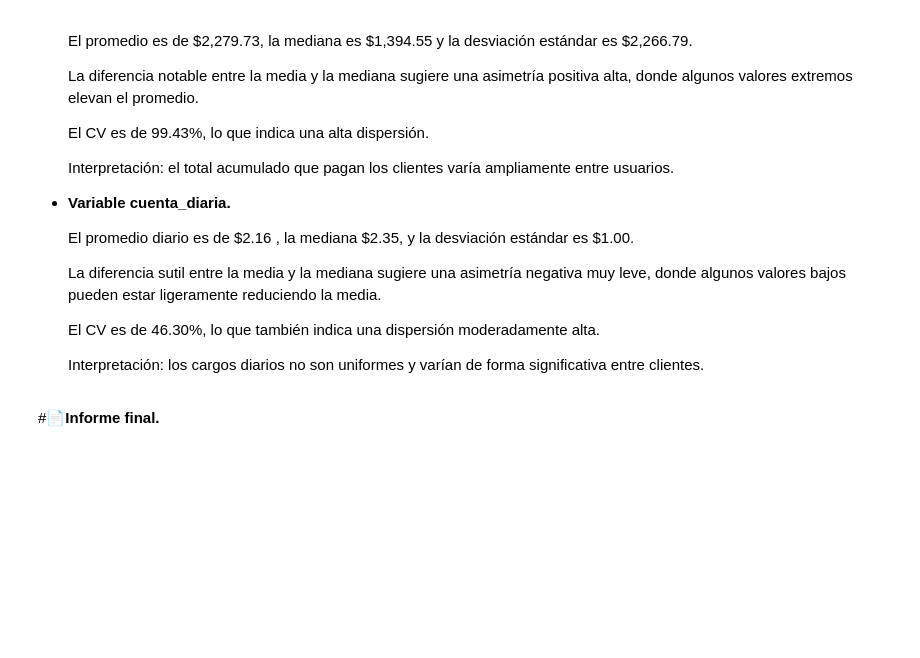
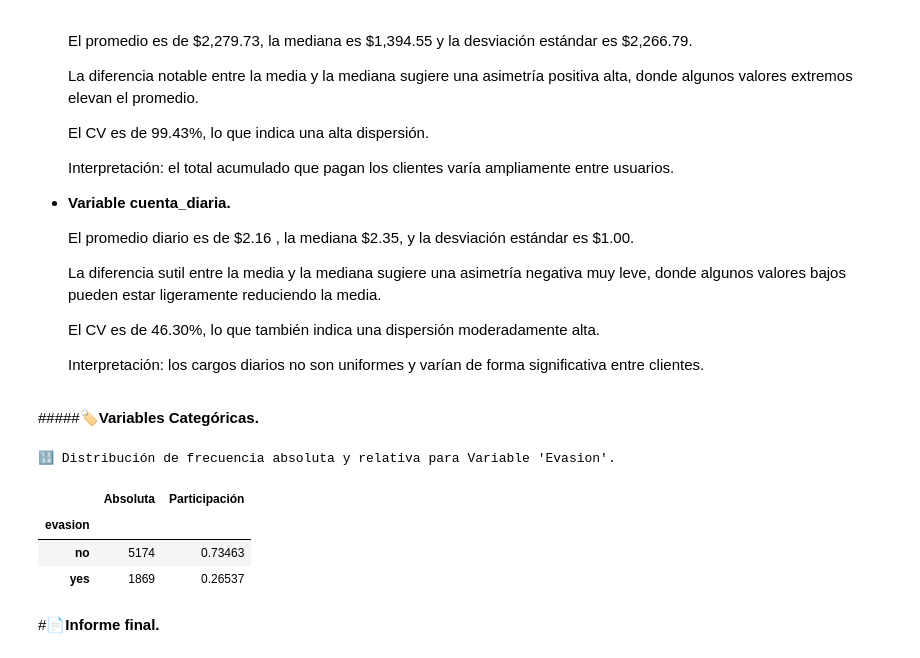
Before and after one commit to EuniceGarcia503/Challenge2_TelecomX_LATAM, a Jupyter notebook: TelecomX_LATAM.ipynb, the cells around one changed output. Cells and saved outputs as stored; diff of their text form; code cells hidden in the pictures; blank space fills up the shorter version.

```diff
--- a/TelecomX_LATAM.ipynb
+++ b/TelecomX_LATAM.ipynb
@@ -444,5 +446,33 @@ df_telecomX_limpio.describe()
   El CV es de 46.30%, lo que también indica una dispersión moderadamente alta.
 
   Interpretación: los cargos diarios no son uniformes y varían de forma significativa entre clientes.
+# %% [markdown]
+#####🏷️**Variables Categóricas.**
+# %%
+#Código para distribución de frecuencia.
+variables_categóricas = ['evasion', 'genero', 'a_mayor', 'pareja',
+       'dependientes','telefonia', 'multilinea', 'internet',
+       'seguridad', 'respaldo', 'proteccion', 'soporte', 'tv', 'peliculas',
+       'contrato', 'factura_online', 'm_pago','cargo_total']
+
+#Contiene la distribución de frecuencia de cada variable categórica.
+frecuencia_variable_categorica = {}
+
+for col in variables_categóricas:
+  frecuencia = df_telecomX_limpio[col].value_counts()
+  participacion = df_telecomX_limpio[col].value_counts(normalize=True)  # para ver % participación
+  frecuencia_variable_categorica[col] = pd.concat([frecuencia,participacion],axis=1)
+# %%
+#Código  para calcular distribución de frecuencia absoluta y relativa para la columna evasión.
+print(f"🔢 Distribución de frecuencia absoluta y relativa para Variable 'Evasion'.\n")
+frecuencia_variable_categorica['evasion'].columns = ['Absoluta','Participación']
+v_desersion = frecuencia_variable_categorica['evasion']
+display(v_desersion)
+# %% [output]
+🔢 Distribución de frecuencia absoluta y relativa para Variable 'Evasion'.
+|  | Absoluta | Participación |
+| evasion |  |  |
+| no | 5174 | 0.73463 |
+| yes | 1869 | 0.26537 |
 # %% [markdown]
 #📄**Informe final.**
```
Also changed, not shown: parts of 5 cells of this notebook.
